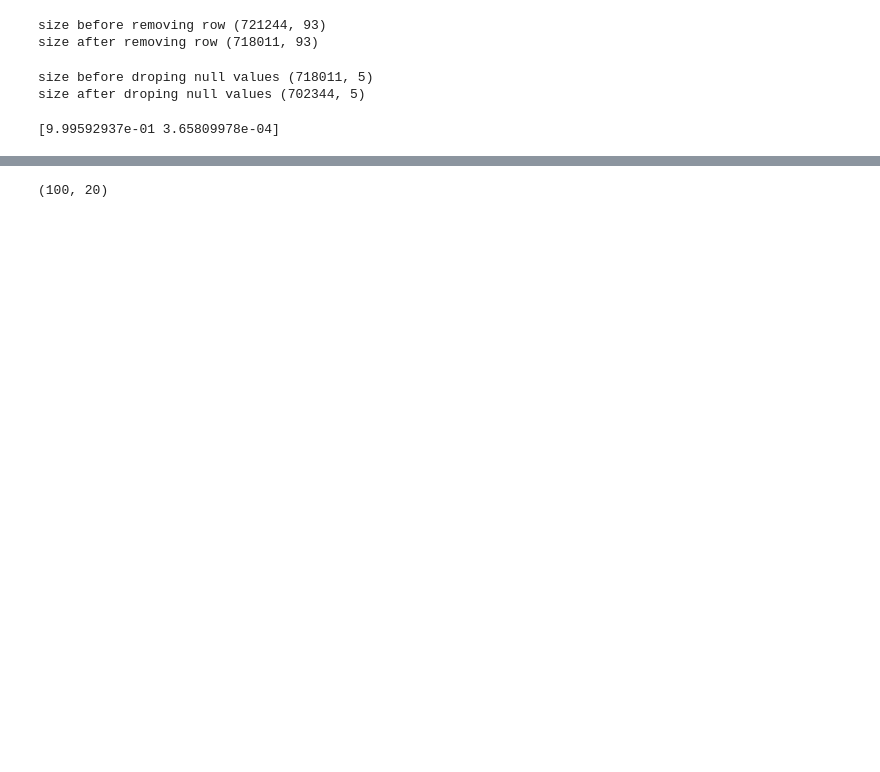
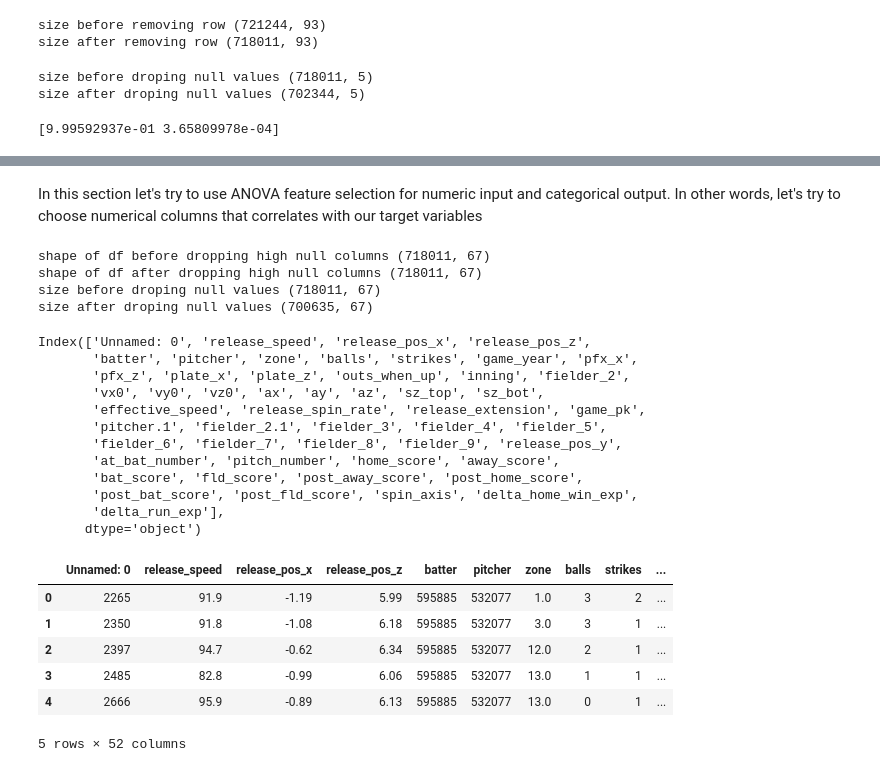
Before and after one commit to gihonglee/MLB_project, a Jupyter notebook: mlb-eda.ipynb, the cells around one changed output, grey strips where cells are left out. Cells and saved outputs as stored; diff of their text form; code cells hidden in the pictures; blank space fills up the shorter version.

```diff
--- a/mlb-eda.ipynb
+++ b/mlb-eda.ipynb
@@ -98,10 +88,0 @@ fig.show()
-# %%
-# define feature selection
-fs = SelectKBest(score_func=f_classif, k=2)
-# apply feature selection
-X = df
-y = df.pitch_name
-X_selected = fs.fit_transform(X, y)
-print(X_selected.shape)
-# %% [output]
-(100, 20)
@@ -111,0 +89,43 @@ X = X.dropna(thresh=X.shape[0]*0.6,how='all',axis=1)
+# %% [markdown]
+In this section let's try to use ANOVA feature selection for numeric input and categorical output. In other words, let's try to choose numerical columns that correlates with our target variables
+# %%
+# drop columns with high null rate (60%)
+print(f"shape of df before dropping high null columns {df.shape}")
+df = df.dropna(thresh=df.shape[0]*0.6,how='all',axis=1)
+print(f"shape of df after dropping high null columns {df.shape}")
+
+# get rid of all null rows
+print(f"size before droping null values {df.shape}")
+df = df.dropna()
+print(f"size after droping null values {df.shape}")
+# %% [output]
+shape of df before dropping high null columns (718011, 67)
+shape of df after dropping high null columns (718011, 67)
+size before droping null values (718011, 67)
+size after droping null values (700635, 67)
+# %%
+# Choose X
+X = df.select_dtypes(include=np.number)
+print(X.columns)
+X.head()
+# X.drop(['Unnamed: 0','batter', 'pitcher'], axis = 1)
+# %% [output]
+Index(['Unnamed: 0', 'release_speed', 'release_pos_x', 'release_pos_z',
+       'batter', 'pitcher', 'zone', 'balls', 'strikes', 'game_year', 'pfx_x',
+       'pfx_z', 'plate_x', 'plate_z', 'outs_when_up', 'inning', 'fielder_2',
+       'vx0', 'vy0', 'vz0', 'ax', 'ay', 'az', 'sz_top', 'sz_bot',
+       'effective_speed', 'release_spin_rate', 'release_extension', 'game_pk',
+       'pitcher.1', 'fielder_2.1', 'fielder_3', 'fielder_4', 'fielder_5',
+       'fielder_6', 'fielder_7', 'fielder_8', 'fielder_9', 'release_pos_y',
+       'at_bat_number', 'pitch_number', 'home_score', 'away_score',
+       'bat_score', 'fld_score', 'post_away_score', 'post_home_score',
+       'post_bat_score', 'post_fld_score', 'spin_axis', 'delta_home_win_exp',
+       'delta_run_exp'],
+      dtype='object')
+|  | Unnamed: 0 | release_speed | release_pos_x | release_pos_z | batter | pitcher | zone | balls | strikes | ... |
+| 0 | 2265 | 91.9 | -1.19 | 5.99 | 595885 | 532077 | 1.0 | 3 | 2 | ... |
+| 1 | 2350 | 91.8 | -1.08 | 6.18 | 595885 | 532077 | 3.0 | 3 | 1 | ... |
+| 2 | 2397 | 94.7 | -0.62 | 6.34 | 595885 | 532077 | 12.0 | 2 | 1 | ... |
+| 3 | 2485 | 82.8 | -0.99 | 6.06 | 595885 | 532077 | 13.0 | 1 | 1 | ... |
+| 4 | 2666 | 95.9 | -0.89 | 6.13 | 595885 | 532077 | 13.0 | 0 | 1 | ... |
+5 rows × 52 columns
```
Also changed, not shown: parts of 9 cells of this notebook.
